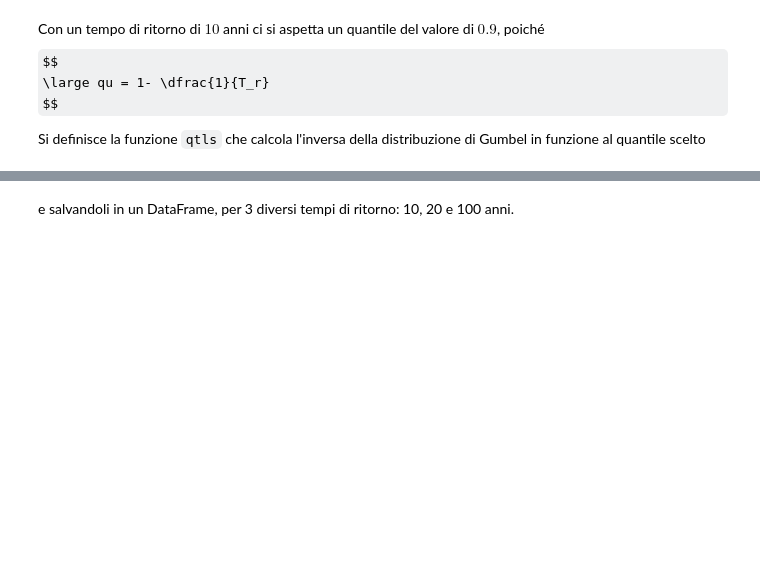
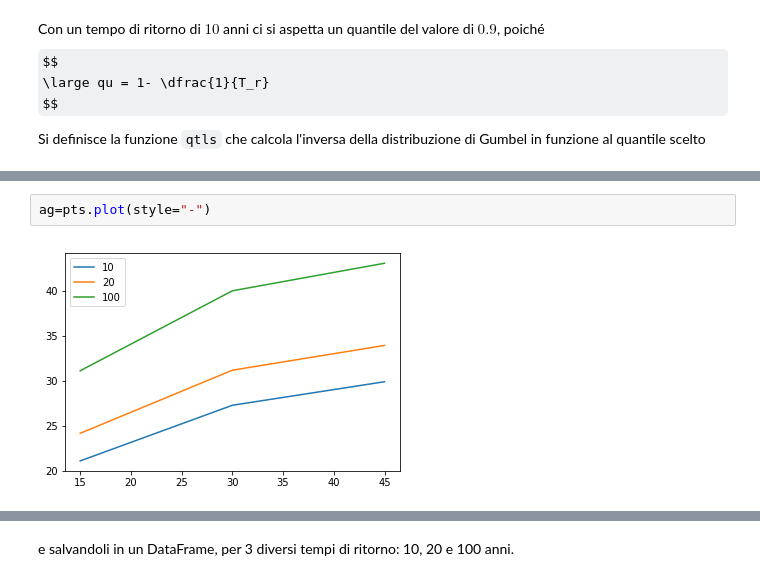
Before and after one commit to akaanzo/rainfall-analysis, a Jupyter notebook: esercitazione/lsppCenta.ipynb, the cells around one changed output, grey strips where cells are left out. Saved outputs shown, nothing was run; the diff lists cells and outputs as text; some formulas as TeX source; blank space fills up the shorter version.

```diff
--- a/esercitazione/lsppCenta.ipynb
+++ b/esercitazione/lsppCenta.ipynb
@@ -104,0 +124,4 @@ for h in data.columns:
+# %%
+ag=pts.plot(style="-")
+# %% [output]
+[figure, added]
```
Also changed, not shown: parts of 43 cells of this notebook, 6 other files.
